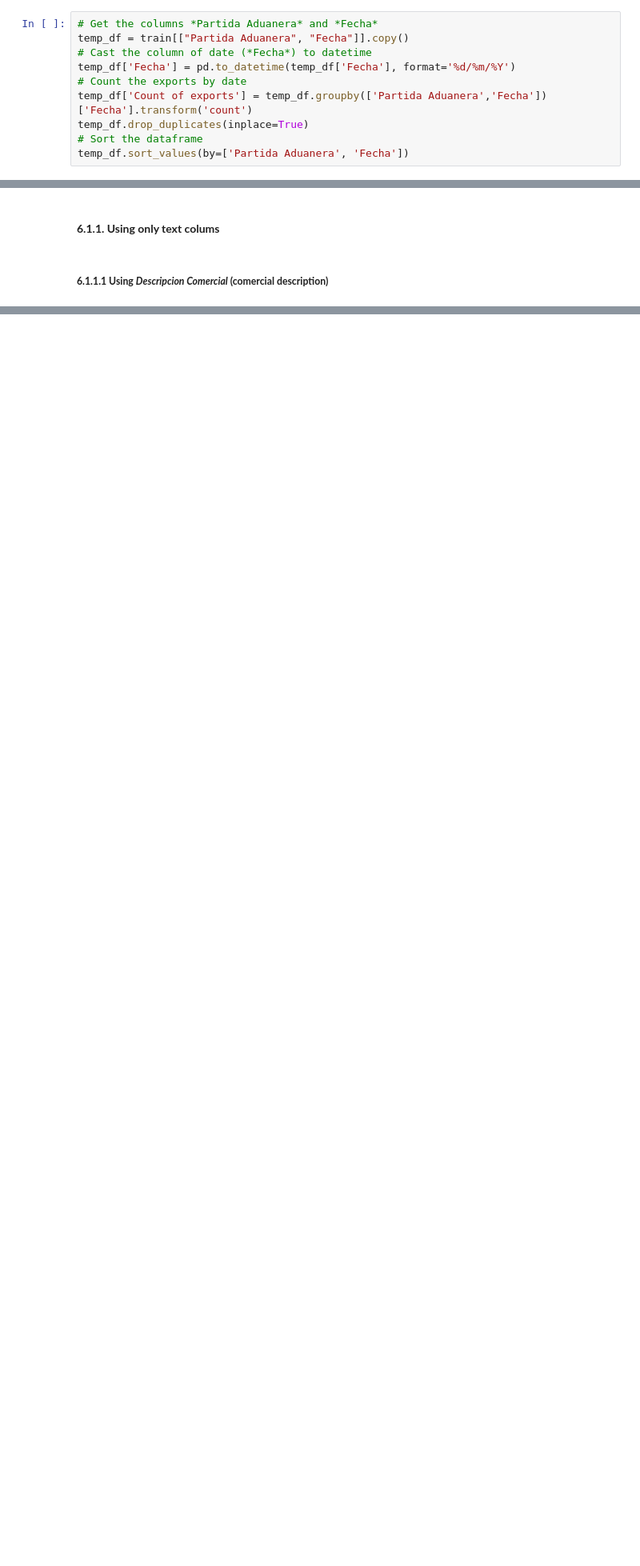
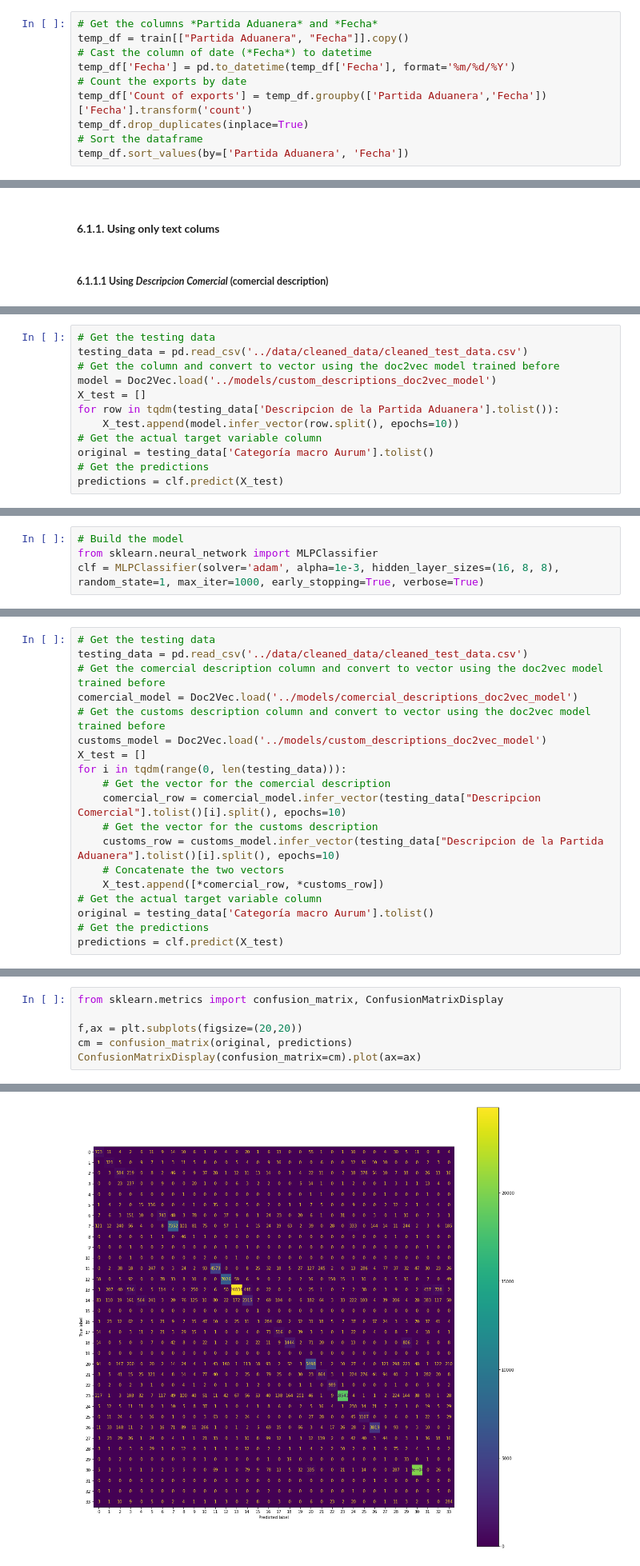
Before and after one commit to sergiopostigo/ML_Project, a Jupyter notebook: scripts/classification_script.ipynb, the cells around one changed output, grey strips where cells are left out. Shown at 80% size. Drawn from its saved outputs; the diff is of its cells as text; blank space fills up the shorter version.

```diff
--- a/scripts/classification_script.ipynb
+++ b/scripts/classification_script.ipynb
@@ -213,7 +321,7 @@ We will compare the *Partida aduanera* with the date column names *Fecha*
 # Get the columns *Partida Aduanera* and *Fecha*
 temp_df = train[["Partida Aduanera", "Fecha"]].copy()
 # Cast the column of date (*Fecha*) to datetime
-temp_df['Fecha'] = pd.to_datetime(temp_df['Fecha'], format='%d/%m/%Y')
+temp_df['Fecha'] = pd.to_datetime(temp_df['Fecha'], format='%m/%d/%Y')
 # Count the exports by date
 temp_df['Count of exports'] = temp_df.groupby(['Partida Aduanera','Fecha'])['Fecha'].transform('count')
 temp_df.drop_duplicates(inplace=True)
@@ -715,0 +1213,12 @@ ConfusionMatrixDisplay(confusion_matrix=cm).plot(ax=ax)
+# %%
+# Get the testing data
+testing_data = pd.read_csv('../data/cleaned_data/cleaned_test_data.csv')
+# Get the column and convert to vector using the doc2vec model trained before
+model = Doc2Vec.load('../models/custom_descriptions_doc2vec_model')
+X_test = []
+for row in tqdm(testing_data['Descripcion de la Partida Aduanera'].tolist()):
+    X_test.append(model.infer_vector(row.split(), epochs=10))
+# Get the actual target variable column
+original = testing_data['Categoría macro Aurum'].tolist()
+# Get the predictions
+predictions = clf.predict(X_test)
@@ -715,0 +1266,4 @@ ConfusionMatrixDisplay(confusion_matrix=cm).plot(ax=ax)
+# %%
+# Build the model
+from sklearn.neural_network import MLPClassifier
+clf = MLPClassifier(solver='adam', alpha=1e-3, hidden_layer_sizes=(16, 8, 8), random_state=1, max_iter=1000, early_stopping=True, verbose=True)
@@ -715,0 +1295,19 @@ ConfusionMatrixDisplay(confusion_matrix=cm).plot(ax=ax)
+# %%
+# Get the testing data
+testing_data = pd.read_csv('../data/cleaned_data/cleaned_test_data.csv')
+# Get the comercial description column and convert to vector using the doc2vec model trained before
+comercial_model = Doc2Vec.load('../models/comercial_descriptions_doc2vec_model')
+# Get the customs description column and convert to vector using the doc2vec model trained before
+customs_model = Doc2Vec.load('../models/custom_descriptions_doc2vec_model')
+X_test = []
+for i in tqdm(range(0, len(testing_data))):
+    # Get the vector for the comercial description
+    comercial_row = comercial_model.infer_vector(testing_data["Descripcion Comercial"].tolist()[i].split(), epochs=10)
+    # Get the vector for the customs description
+    customs_row = customs_model.infer_vector(testing_data["Descripcion de la Partida Aduanera"].tolist()[i].split(), epochs=10)
+    # Concatenate the two vectors
+    X_test.append([*comercial_row, *customs_row])
+# Get the actual target variable column
+original = testing_data['Categoría macro Aurum'].tolist()
+# Get the predictions
+predictions = clf.predict(X_test)
@@ -715,0 +1324,7 @@ ConfusionMatrixDisplay(confusion_matrix=cm).plot(ax=ax)
+# %%
+from sklearn.metrics import confusion_matrix, ConfusionMatrixDisplay
+
+f,ax = plt.subplots(figsize=(20,20))
+cm = confusion_matrix(original, predictions)
+ConfusionMatrixDisplay(confusion_matrix=cm).plot(ax=ax)
+# %% [output]
@@ -715,0 +1332 @@ ConfusionMatrixDisplay(confusion_matrix=cm).plot(ax=ax)
+[figure, added]
```
Also changed, not shown: parts of 116 cells of this notebook, 2 other files.
